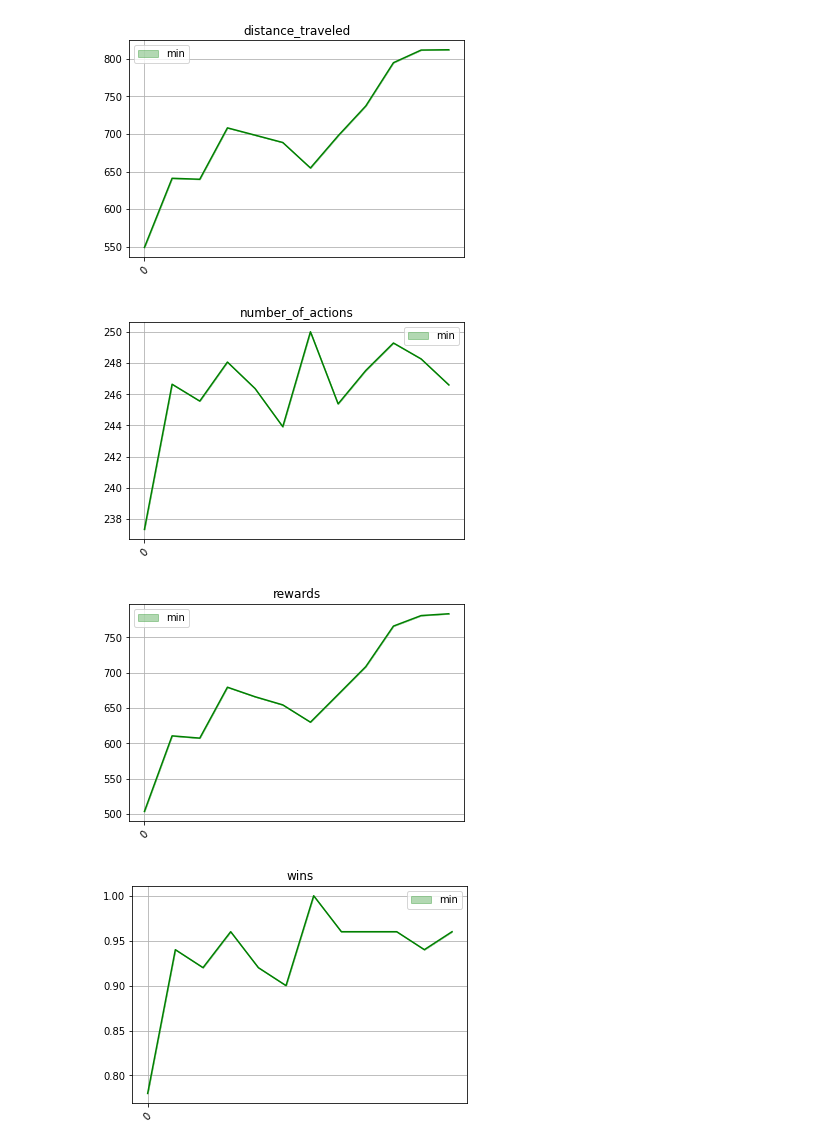
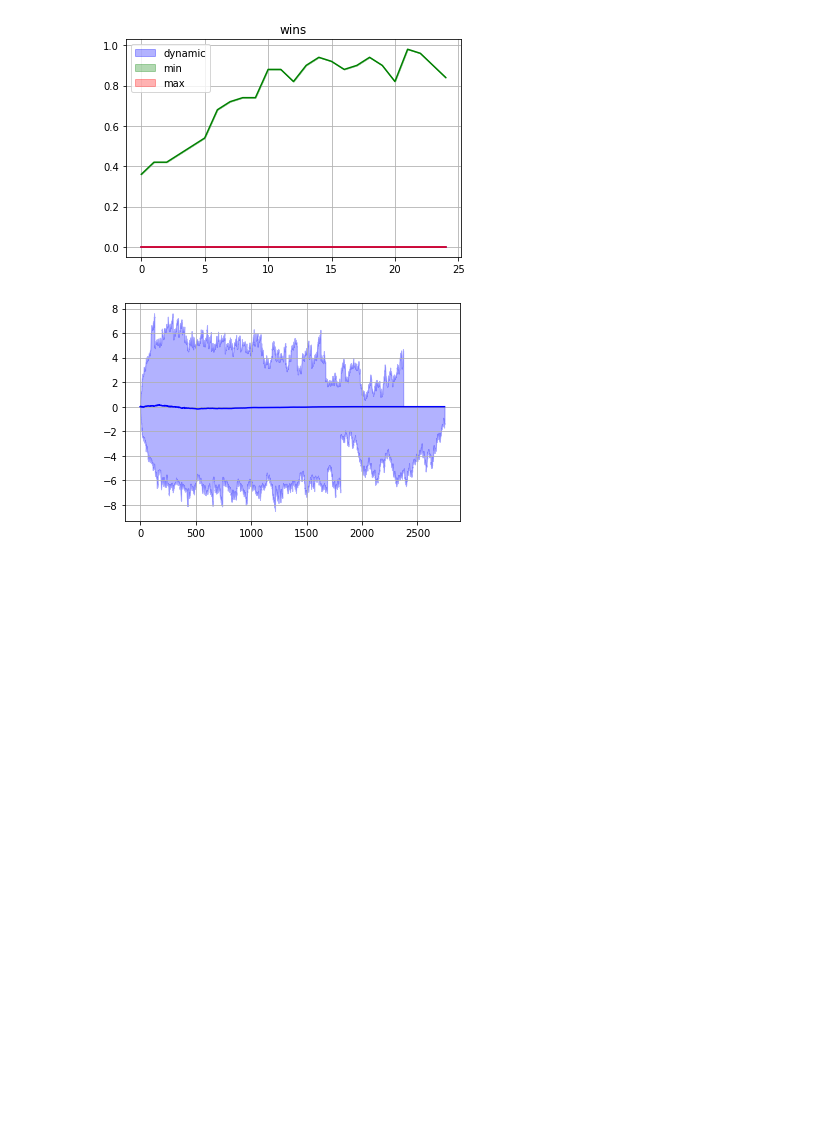
Before and after one commit to julseil/windy-bridge-env, a Jupyter notebook: windy-bridge/logs/plot_results.ipynb, the cells around one changed output. Cells and saved outputs as stored; diff of their text form; code cells hidden in the pictures; blank space fills up the shorter version.

```diff
--- a/windy-bridge/logs/plot_results.ipynb
+++ b/windy-bridge/logs/plot_results.ipynb
@@ -7,12 +7,12 @@ import scipy as sp
 import json
 import itertools
 # %%
-flex_dir = "dynamic/"
-minimal_dir = "min/20211221/8/"
-maximal_dir = "max/"
+flex_dir = "2022/21_10244k_no_goal_lesser_punishment/dynamic/"
+minimal_dir = "2022/21_10244k_no_goal_lesser_punishment/min/"
+maximal_dir = "2022/21_10244k_no_goal_lesser_punishment/max/"
 # %%
-learning_steps = 1024000 * 2
-n_steps_value = 2048 * 8
+learning_steps = 1024000
+n_steps_value = 2048
 number_of_rollouts = learning_steps / n_steps_value
 # %%
 def string_to_list(string):
@@ -88,17 +88,18 @@ def plot_by_metric(metric):
     _y_max_mean, _y_max_min, _y_max_max = mean_min_max(combine_lists(metric_list_max, maximal_dir))
     _x = list(range(len(_y_min_max)))
 
-    #plt.plot(_x, _y_flex_mean, color="blue")
+    plt.plot(_x, _y_flex_mean, color="blue")
     plt.plot(_x, _y_min_mean, color="green")
-   # plt.plot(_x, _y_max_mean, color="red")
+    plt.plot(_x, _y_max_mean, color="red")
     plt.grid()
     learning_step_ticks = [i*n_steps_value for i in _x]
-    _x_ticks = np.arange(min(learning_step_ticks), max(learning_step_ticks)+1, n_steps_value)
-    plt.xticks(_x[::15], _x_ticks[::15], rotation=45)
+    #_x_ticks = np.arange(min(learning_step_ticks), max(learning_step_ticks)+1, n_steps_value)
+    #plt.xticks(_x[::15], _x_ticks[::15], rotation=45)
+    _x_ticks = list(range(len(_y_flex_mean)))
 
-    #plt.fill_between(_x, _y_flex_min, _y_flex_max, alpha=0.3, color="blue", label="dynamic")
+    plt.fill_between(_x, _y_flex_min, _y_flex_max, alpha=0.3, color="blue", label="dynamic")
     plt.fill_between(_x, _y_min_min, _y_min_max, alpha=0.3, color="green", label="min")
-    #plt.fill_between(_x, _y_max_min, _y_max_max, alpha=0.3, color="red", label="max")
+    plt.fill_between(_x, _y_max_min, _y_max_max, alpha=0.3, color="red", label="max")
     plt.legend(loc="best")
     plt.title(metric)
     plt.autoscale()
@@ -291,17 +313,15 @@ overlap_histogram("agent_angles", [10,120])
 # %%
 #plot_by_metric("commitment")
-plot_by_metric("distance_traveled")
-plot_by_metric("number_of_actions") #todo this metrics values are most likely wrong
-plot_by_metric("rewards")
+#plot_by_metric("distance_traveled")
+#plot_by_metric("number_of_actions") #todo this metrics values are most likely wrong
+#plot_by_metric("rewards")
 plot_by_metric("wins")
 #plot_by_metric("avg_steps_per_episode")
 #plot_by_metric("optimum_deviation")
-#plot_complete_distribution("complete_distribution")
+plot_complete_distribution("complete_distribution")
 # %% [output]
-[figure, old version]
+[figure, new version]
-[figure, old version]
+[figure, new version]
-[figure, removed]
-[figure, removed]
 # %%
 def combine_distri_trajectory(trajectory, distribution, index):
 
```
Also changed, not shown: parts of 10 cells of this notebook, 6 other files.
